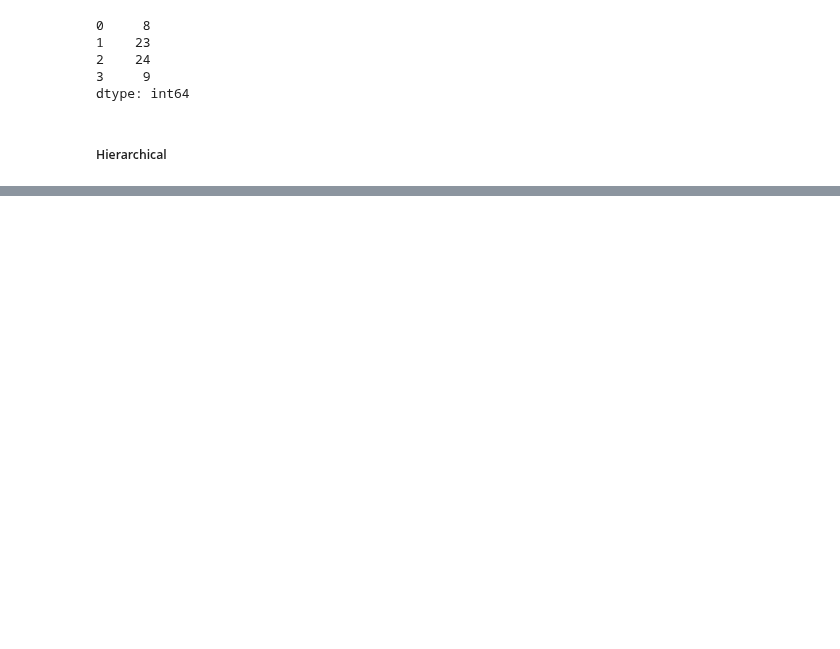
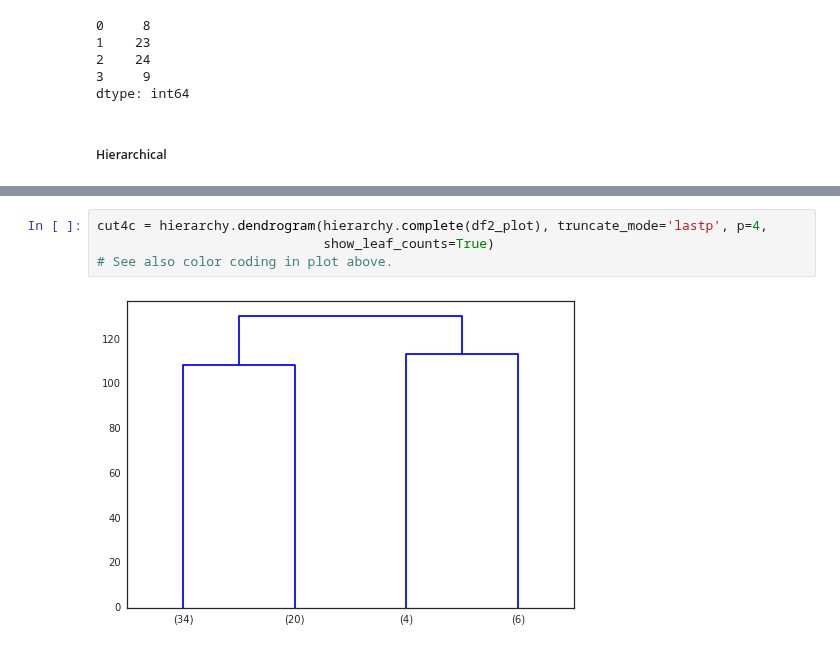
Before and after one commit to JWarmenhoven/ISLR-python, a Jupyter notebook: Chapter 10.ipynb, the cells around one changed output, grey strips where cells are left out. Drawn from its saved outputs; the diff is of its cells as text; blank space fills up the shorter version.

```diff
--- a/Chapter 10.ipynb
+++ b/Chapter 10.ipynb
@@ -375,0 +420,6 @@ cut4b = hierarchy.dendrogram(hierarchy.complete(X), truncate_mode='lastp', p=4,
+# %%
+cut4c = hierarchy.dendrogram(hierarchy.complete(df2_plot), truncate_mode='lastp', p=4,
+                             show_leaf_counts=True)
+# See also color coding in plot above.
+# %% [output]
+[figure, added]
```
Also changed, not shown: parts of 22 cells of this notebook.
